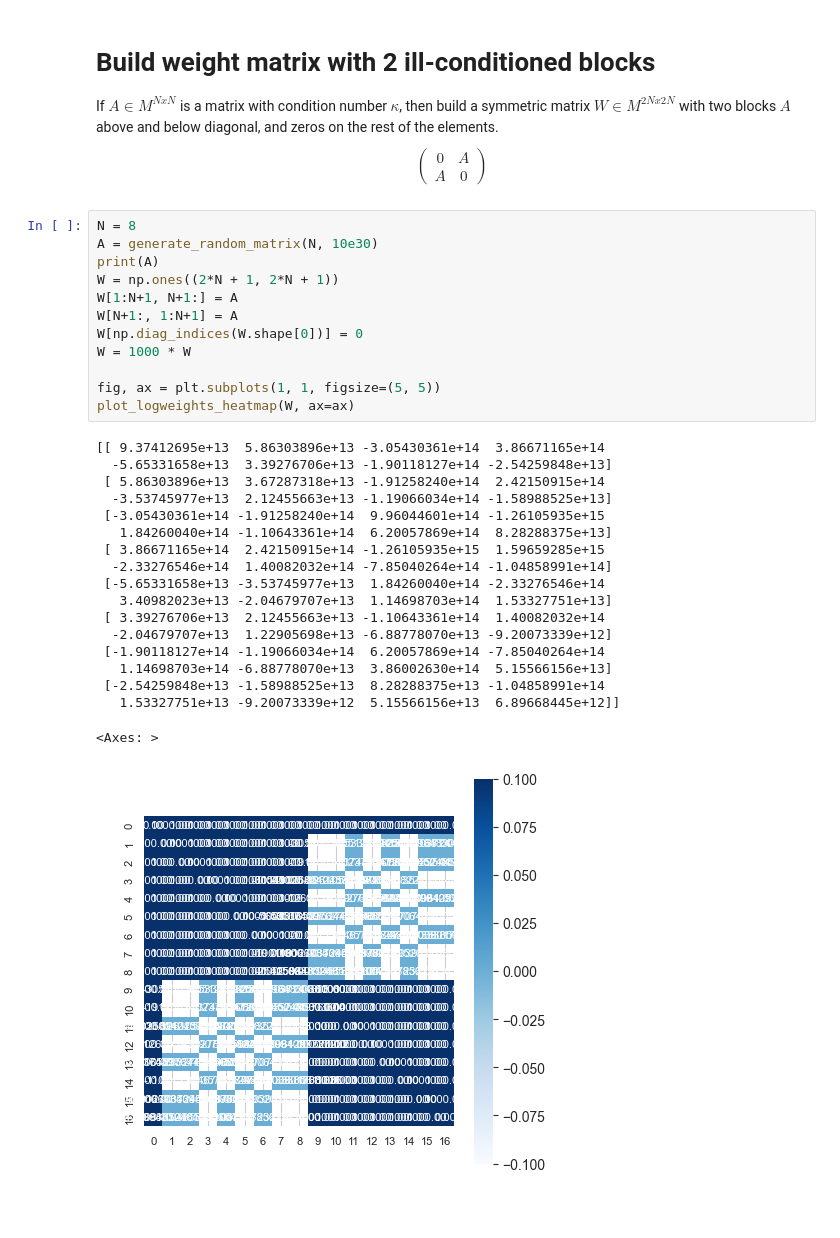
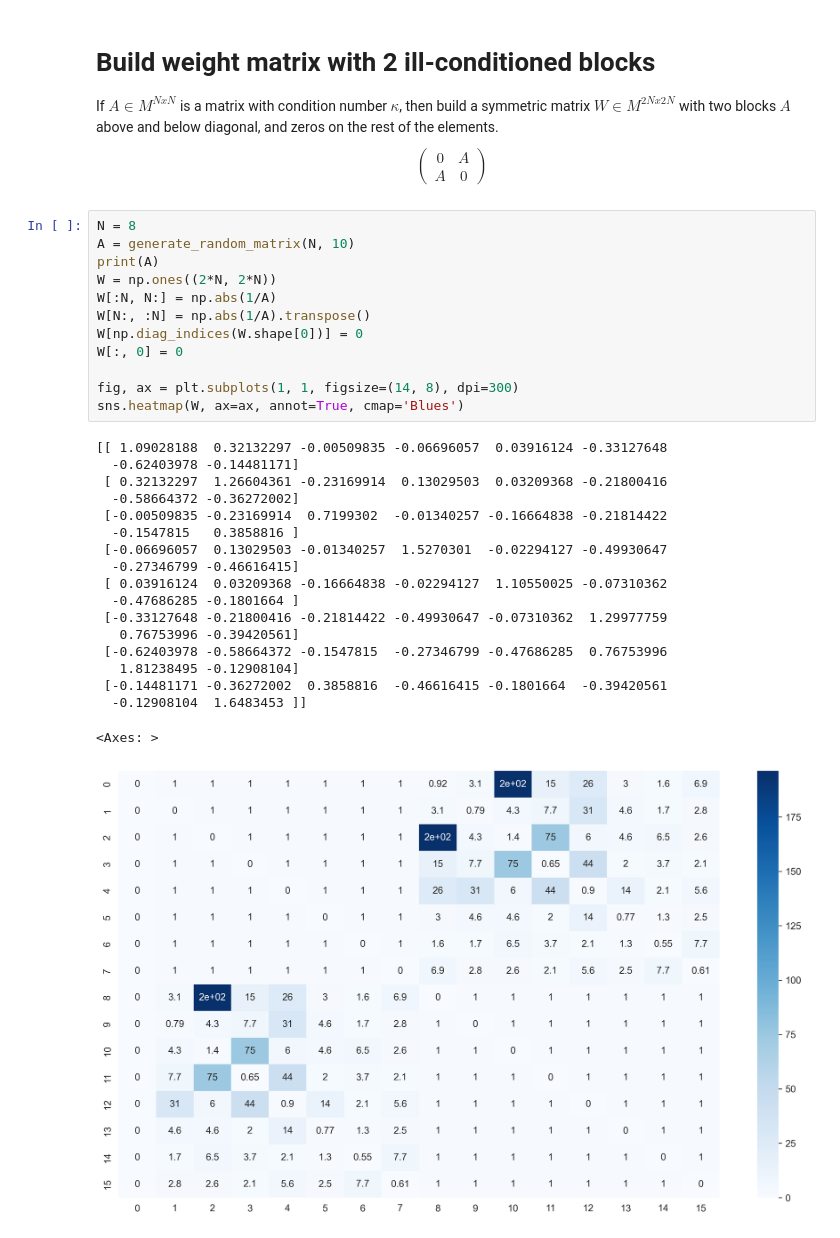
Before and after one commit to Lagergren-Lab/treesampling, a Jupyter notebook: notebooks/ill-conditioned_matrix.ipynb, the cells around one changed output. Saved outputs shown, nothing was run; the diff lists cells and outputs as text; blank space fills up the shorter version.

Commit message:
[add] changed some algorithms to run with weight matrix

```diff
--- a/notebooks/ill-conditioned_matrix.ipynb
+++ b/notebooks/ill-conditioned_matrix.ipynb
@@ -89,35 +130,35 @@ A & 0
 $$
 # %%
 N = 8
-A = generate_random_matrix(N, 10e30)
+A = generate_random_matrix(N, 10)
 print(A)
-W = np.ones((2*N + 1, 2*N + 1))
-W[1:N+1, N+1:] = A
-W[N+1:, 1:N+1] = A
+W = np.ones((2*N, 2*N))
+W[:N, N:] = np.abs(1/A)
+W[N:, :N] = np.abs(1/A).transpose()
 W[np.diag_indices(W.shape[0])] = 0
-W = 1000 * W
+W[:, 0] = 0
 
-fig, ax = plt.subplots(1, 1, figsize=(5, 5))
-plot_logweights_heatmap(W, ax=ax)
+fig, ax = plt.subplots(1, 1, figsize=(14, 8), dpi=300)
+sns.heatmap(W, ax=ax, annot=True, cmap='Blues')
 # %% [output]
-[[ 9.37412695e+13  5.86303896e+13 -3.05430361e+14  3.86671165e+14
-  -5.65331658e+13  3.39276706e+13 -1.90118127e+14 -2.54259848e+13]
- [ 5.86303896e+13  3.67287318e+13 -1.91258240e+14  2.42150915e+14
-  -3.53745977e+13  2.12455663e+13 -1.19066034e+14 -1.58988525e+13]
- [-3.05430361e+14 -1.91258240e+14  9.96044601e+14 -1.26105935e+15
-   1.84260040e+14 -1.10643361e+14  6.20057869e+14  8.28288375e+13]
- [ 3.86671165e+14  2.42150915e+14 -1.26105935e+15  1.59659285e+15
-  -2.33276546e+14  1.40082032e+14 -7.85040264e+14 -1.04858991e+14]
- [-5.65331658e+13 -3.53745977e+13  1.84260040e+14 -2.33276546e+14
-   3.40982023e+13 -2.04679707e+13  1.14698703e+14  1.53327751e+13]
- [ 3.39276706e+13  2.12455663e+13 -1.10643361e+14  1.40082032e+14
-  -2.04679707e+13  1.22905698e+13 -6.88778070e+13 -9.20073339e+12]
- [-1.90118127e+14 -1.19066034e+14  6.20057869e+14 -7.85040264e+14
-   1.14698703e+14 -6.88778070e+13  3.86002630e+14  5.15566156e+13]
- [-2.54259848e+13 -1.58988525e+13  8.28288375e+13 -1.04858991e+14
-   1.53327751e+13 -9.20073339e+12  5.15566156e+13  6.89668445e+12]]
+[[ 1.09028188  0.32132297 -0.00509835 -0.06696057  0.03916124 -0.33127648
+  -0.62403978 -0.14481171]
+ [ 0.32132297  1.26604361 -0.23169914  0.13029503  0.03209368 -0.21800416
+  -0.58664372 -0.36272002]
+ [-0.00509835 -0.23169914  0.7199302  -0.01340257 -0.16664838 -0.21814422
+  -0.1547815   0.3858816 ]
+ [-0.06696057  0.13029503 -0.01340257  1.5270301  -0.02294127 -0.49930647
+  -0.27346799 -0.46616415]
+ [ 0.03916124  0.03209368 -0.16664838 -0.02294127  1.10550025 -0.07310362
+  -0.47686285 -0.1801664 ]
+ [-0.33127648 -0.21800416 -0.21814422 -0.49930647 -0.07310362  1.29977759
+   0.76753996 -0.39420561]
+ [-0.62403978 -0.58664372 -0.1547815  -0.27346799 -0.47686285  0.76753996
+   1.81238495 -0.12908104]
+ [-0.14481171 -0.36272002  0.3858816  -0.46616415 -0.1801664  -0.39420561
+  -0.12908104  1.6483453 ]]
 <Axes: >
-[figure, old version]
+[figure, new version]
 # %%
 from treesampling.utils.graphs import mat_minor, kirchoff_matrix
 
```
Also changed, not shown: parts of 37 cells of this notebook, 8 other files.
